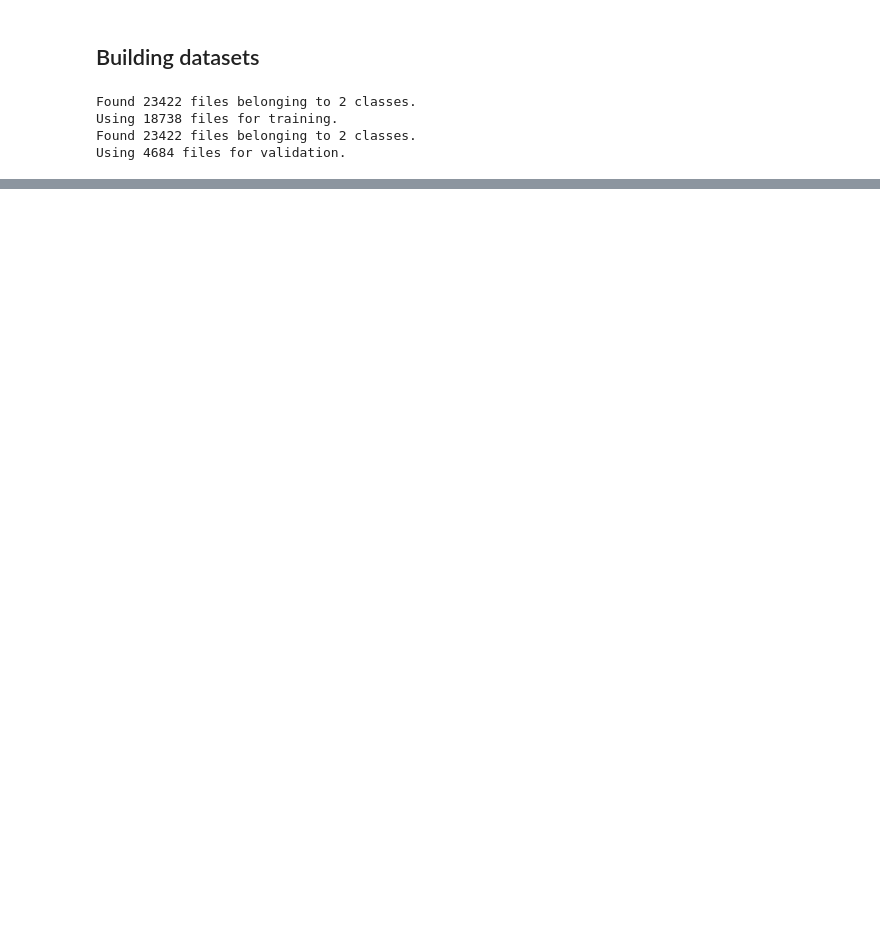
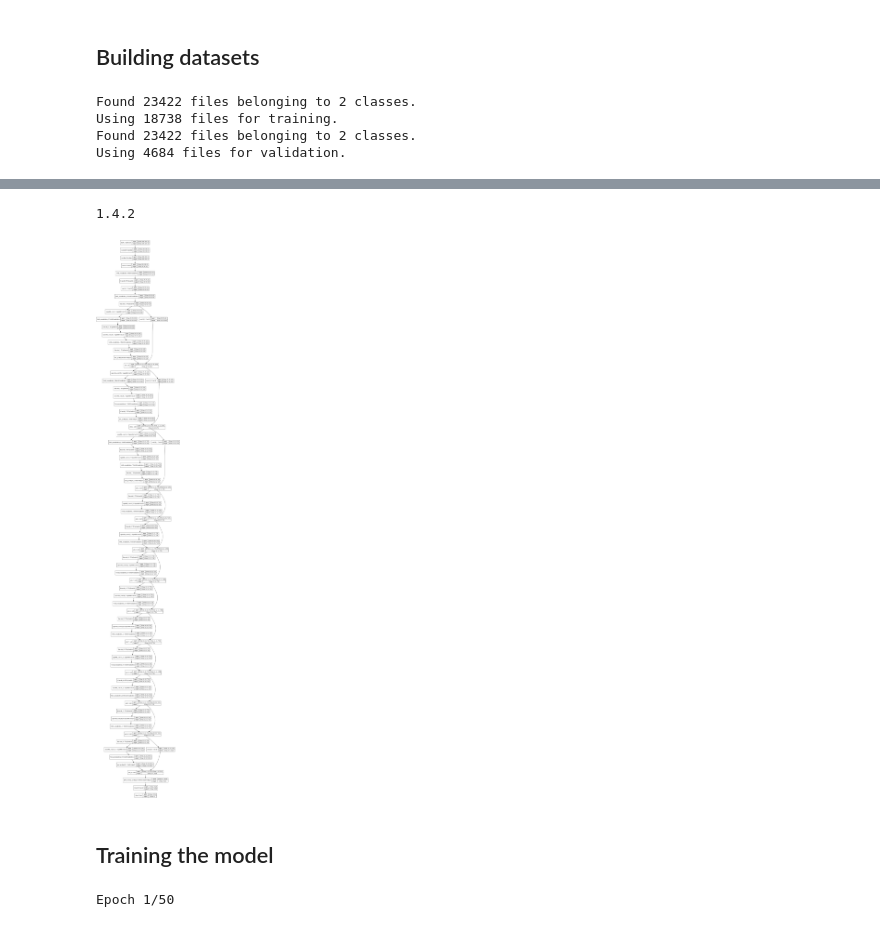
Before and after one commit to valentin-fngr/image_classification_keras, a Jupyter notebook: image_classification_from_scratch.ipynb, the cells around one changed output, grey strips where cells are left out. Drawn from its saved outputs; the diff is of its cells as text; code cells hidden in the pictures; blank space fills up the shorter version.

```diff
--- a/image_classification_from_scratch.ipynb
+++ b/image_classification_from_scratch.ipynb
@@ -70,0 +188,35 @@ for images, labels in train_ds.take(1):
+# %%
+import pydot
+import graphviz
+
+print(pydot.__version__)
+# %% [output]
+1.4.2
+# %%
+keras.utils.plot_model(model, show_shapes=True)
+# %% [output]
+[figure, added]
+# %% [markdown]
+## Training the model
+# %%
+epochs = 50
+
+#model checkpoint !
+callbacks = [
+    keras.callbacks.ModelCheckpoint("save_at_{epoch}.h5"),
+    keras.callbacks.TensorBoard(log_dir="logs")
+]
+
+model.compile(
+    optimizer=keras.optimizers.Adam(1e-3),
+    #loss
+    loss="binary_crossentropy",
+    metrics=["accuracy", "Precision", "Recall"],
+)
+
+#equivalent of fit in sk
+model.fit(
+    x=train_ds, epochs=epochs, batch_size=batch_size, callbacks=callbacks
+)
+# %% [output]
+Epoch 1/50
```
Also changed, not shown: parts of 10 cells of this notebook, 10 other files.
